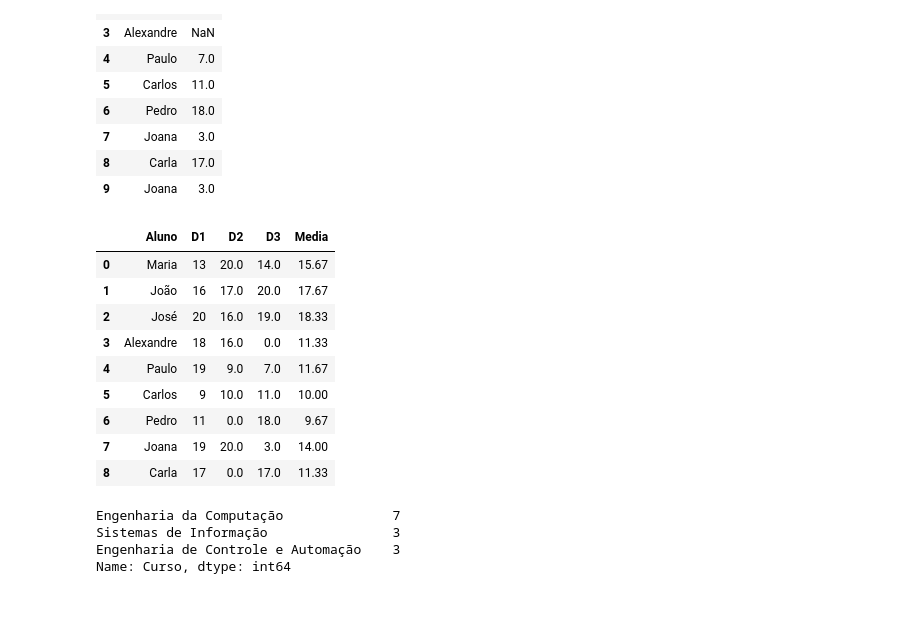
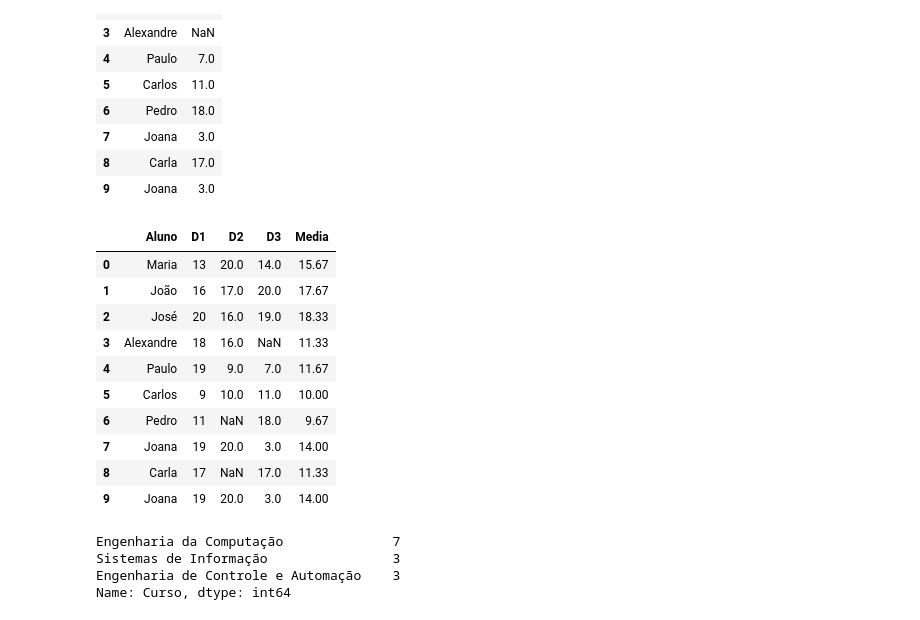
Before and after one commit to ericgbraz/COLAB_PED, a Jupyter notebook: PED_Aula_4.ipynb, the cells around one changed output. Saved outputs shown, nothing was run; the diff lists cells and outputs as text; code cells hidden in the pictures.

```diff
--- a/PED_Aula_4.ipynb
+++ b/PED_Aula_4.ipynb
@@ -181,28 +181,33 @@ notas
 # %%
 import pandas as pd
 
 notas = pd.read_csv('Notas.csv', encoding = 'utf-8', delimiter = ';')
 
 # Verificando linhas duplicadas
-notas.duplicated()
+#notas.duplicated()
 
 # Removendo linhas duplicadas
-notas.fillna(0, inplace=True)
-notas.drop_duplicates(inplace = True)
-notas['Media'] = round((notas['D1'] + notas['D2'] + notas['D3'])/3, 2)
+#notas.fillna(0, inplace=True)
+#notas.drop_duplicates(inplace = True)
+#notas['Media'] = round((notas['D1'] + notas['D2'] + notas['D3'])/3, 2)
+notas['Media'] = round((notas.D1.fillna(0)+notas.D2.fillna(0)+notas.D3.fillna(0))/3, 2)
+#df['Media_individual'] = ((df.D1.fillna(0) + df.D2.fillna(0) + df.D3.fillna(0))/( np.where(df.D1.isnull(), 0, 1) + np.where(df.D2.isnull(), 0, 1) + np.where(df.D3.isnull(), 0, 1))).round(2)
+#df['Media'] = ((df.D1.fillna(0) + df.D2.fillna(0) + df.D3.fillna(0))/3).round(2)
+df
 
 notas
 # %% [output]
 |  | Aluno | D1 | D2 | D3 | Media |
 | 0 | Maria | 13 | 20.0 | 14.0 | 15.67 |
 | 1 | João | 16 | 17.0 | 20.0 | 17.67 |
 | 2 | José | 20 | 16.0 | 19.0 | 18.33 |
-| 3 | Alexandre | 18 | 16.0 | 0.0 | 11.33 |
+| 3 | Alexandre | 18 | 16.0 | NaN | 11.33 |
 | 4 | Paulo | 19 | 9.0 | 7.0 | 11.67 |
 | 5 | Carlos | 9 | 10.0 | 11.0 | 10.00 |
-| 6 | Pedro | 11 | 0.0 | 18.0 | 9.67 |
+| 6 | Pedro | 11 | NaN | 18.0 | 9.67 |
 | 7 | Joana | 19 | 20.0 | 3.0 | 14.00 |
-| 8 | Carla | 17 | 0.0 | 17.0 | 11.33 |
+| 8 | Carla | 17 | NaN | 17.0 | 11.33 |
+| 9 | Joana | 19 | 20.0 | 3.0 | 14.00 |
 # %%
 import pandas as pd
 alunos = {'nome' : ['João', 'Maria', 'Carlos', 'Silvia', 'André', 'Juliana', 'Alex'],
```
